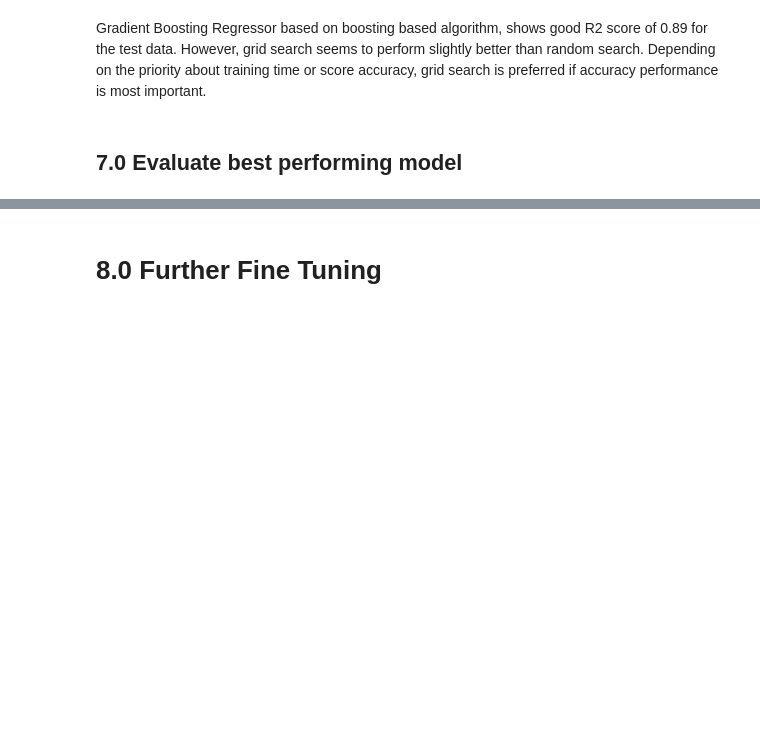
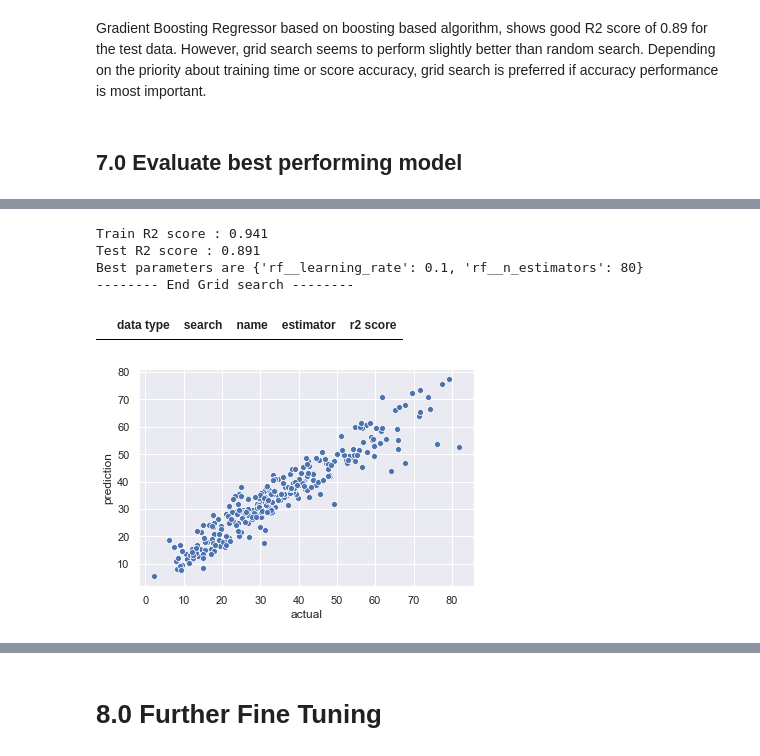
Before and after one commit to koksoon100/Project1, a Jupyter notebook: feature_engineering_submission.ipynb, the cells around one changed output, grey strips where cells are left out. Saved outputs shown, nothing was run; the diff lists cells and outputs as text; code cells hidden in the pictures; blank space fills up the shorter version.

```diff
--- a/feature_engineering_submission.ipynb
+++ b/feature_engineering_submission.ipynb
@@ -610,0 +636,44 @@ model_performance[(model_performance['data type']=='train')].sort_values(by=['r2
+# %%
+import seaborn as sns; sns.set()
+import matplotlib.pyplot as plt
+
+def grid_search_model(model_type, model_name, param_grid, model_performance):
+    pipe_svc = Pipeline([('scl', StandardScaler()), (model_name, model_type)])
+    grid = GridSearchCV(pipe_svc , param_grid = param_grid, cv = 5)
+    grid_fit = grid.fit(X_train, y_train)
+    y_train_pred = grid.predict(X_train)
+    y_test_pred = grid.predict(X_test)
+
+    pd_data_actual = pd.DataFrame(columns=['actual'], data=y_test.tolist())
+
+    pd_data_pred = pd.DataFrame(columns=['prediction'], data=y_test_pred)
+    scatter_data = pd.concat([pd_data_actual, pd_data_pred], axis=1)
+
+    print("Train R2 score : {:.3f}". format(r2_score(y_train, y_train_pred)))
+    print("Test R2 score : {:.3f}". format(r2_score(y_test, y_test_pred)))
+    print(f"Best parameters are {grid.best_params_}")
+
+    d = {'data type': ['train'], 'search' : ['grid search'], 'name': [str(model_type)], 'estimator': [str(grid.best_params_)], 'r2 score': ["{:.3f}". format(r2_score(y_train, y_train_pred))]}
+    pd_params = pd.DataFrame(data=d)
+    model_performance = pd.concat([model_performance, pd_params])
+
+    d = {'data type': ['test'], 'search' : ['grid search'], 'name': [str(model_type)], 'estimator': [str(grid.best_params_)], 'r2 score': ["{:.3f}". format(r2_score(y_test, y_test_pred))]}
+    d = pd.DataFrame(data=d)
+    model_performance = pd.concat([model_performance, d]).reset_index(drop=True)
+    print("-------- End Grid search --------")
+
+    ax = sns.scatterplot(x="actual", y="prediction", data=scatter_data)
+
+    return model_performance, pd_data_pred
+
+model_pf = pd.DataFrame(columns=['data type','search','name','estimator','r2 score'])
+param_grid = {'rf__n_estimators': [20, 50, 80], 'rf__learning_rate': [0.1, 1, 100]}
+model_performance, pd_data_pred = grid_search_model(GradientBoostingRegressor(), 'rf', param_grid, model_performance)
+model_pf
+# %% [output]
+Train R2 score : 0.941
+Test R2 score : 0.891
+Best parameters are {'rf__learning_rate': 0.1, 'rf__n_estimators': 80}
+-------- End Grid search --------
+|  | data type | search | name | estimator | r2 score |
+[figure, added]
```
Also changed, not shown: parts of 31 cells of this notebook.
